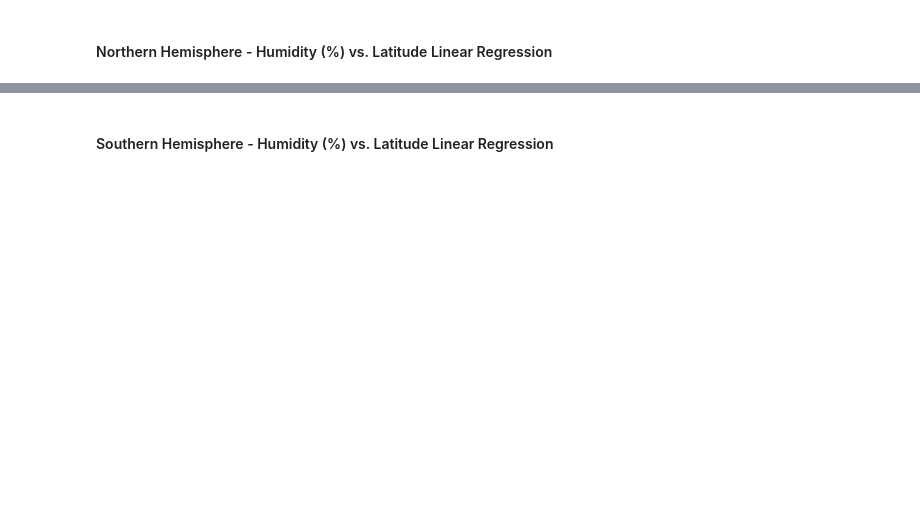
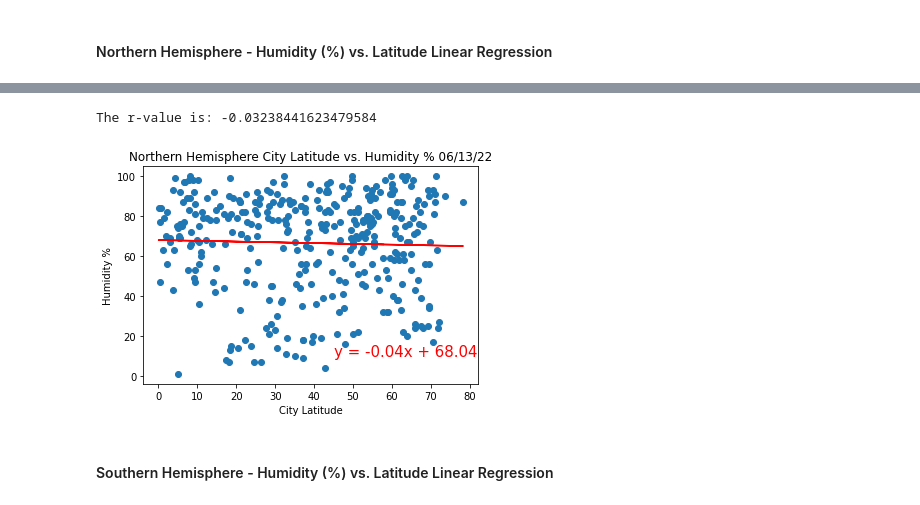
Before and after one commit to Kevin-McConchie/python-api-weather, a Jupyter notebook: WeatherPy/WeatherPy.ipynb, the cells around one changed output, grey strips where cells are left out. Saved outputs shown, nothing was run; the diff lists cells and outputs as text; code cells hidden in the pictures; blank space fills up the shorter version.

```diff
--- a/WeatherPy/WeatherPy.ipynb
+++ b/WeatherPy/WeatherPy.ipynb
@@ -283,2 +323,24 @@ The r-value is: 0.000543987878808455
+# %%
+# create scater plot with lat vs humidity plus linear regression
+x_values = north_hemi_df['Lat']
+y_values = north_hemi_df['Humidity']
+
+# linear regression calc and plot
+(slope, intercept, rvalue, pvalue, stderr) = linregress(x_values, y_values)
+regress_values = x_values * slope + intercept
+line_eq = "y = " + str(round(slope,2)) + "x + " + str(round(intercept,2))
+plt.scatter(x_values,y_values)
+plt.plot(x_values,regress_values,"r-")
+plt.annotate(line_eq,(45,10),fontsize=15,color="red")
+
+# Labeling and r value
+plt.title(f"Northern Hemisphere City Latitude vs. Humidity % "+ time.strftime("%x"))
+plt.xlabel('City Latitude')
+plt.ylabel('Humidity %')
+print(f"The r-value is: {rvalue}")
+plt.show()
+# %% [output]
+The r-value is: -0.03238441623479584
+[figure, added]
 # %% [markdown]
 ####  Southern Hemisphere - Humidity (%) vs. Latitude Linear Regression
```
Also changed, not shown: parts of 21 cells of this notebook.
